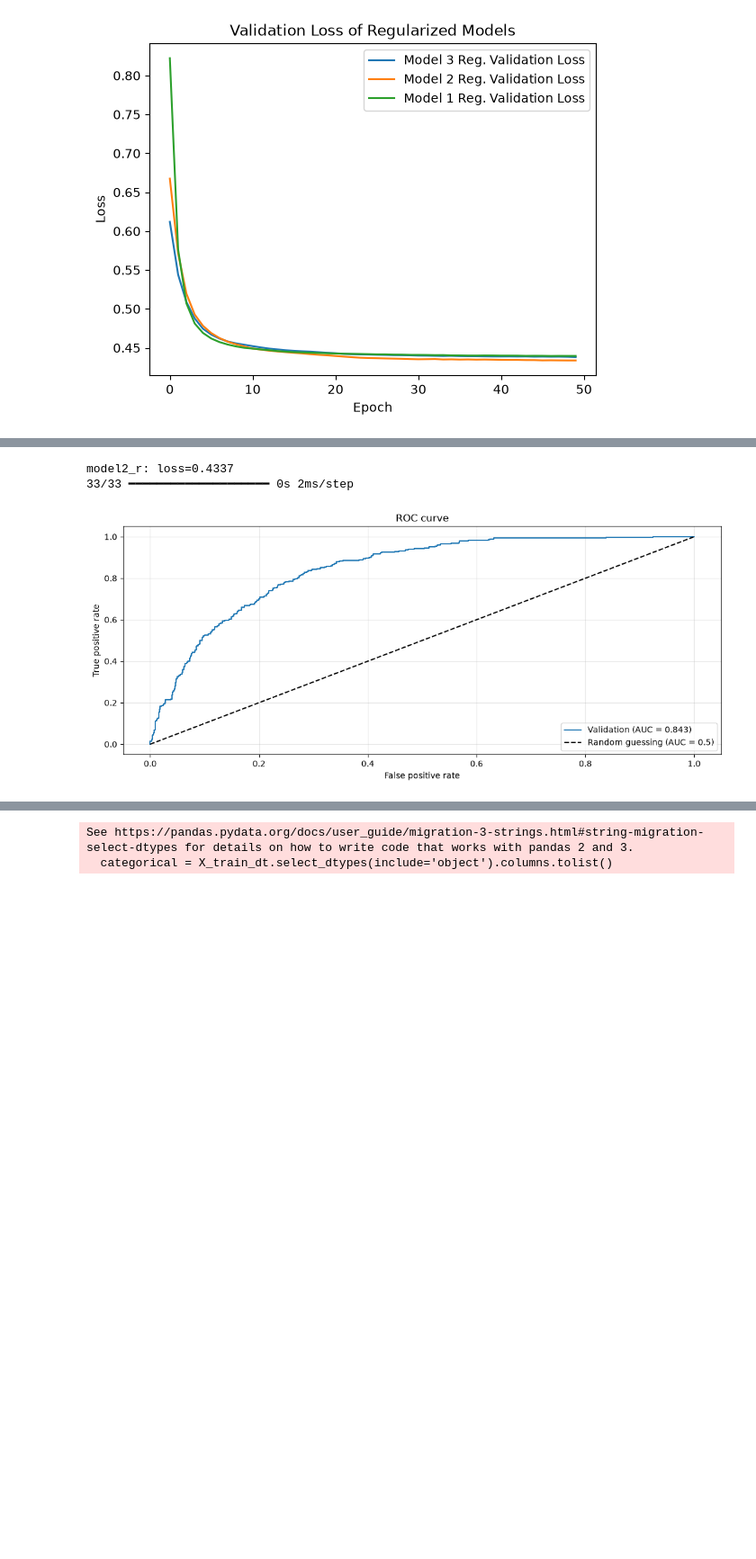
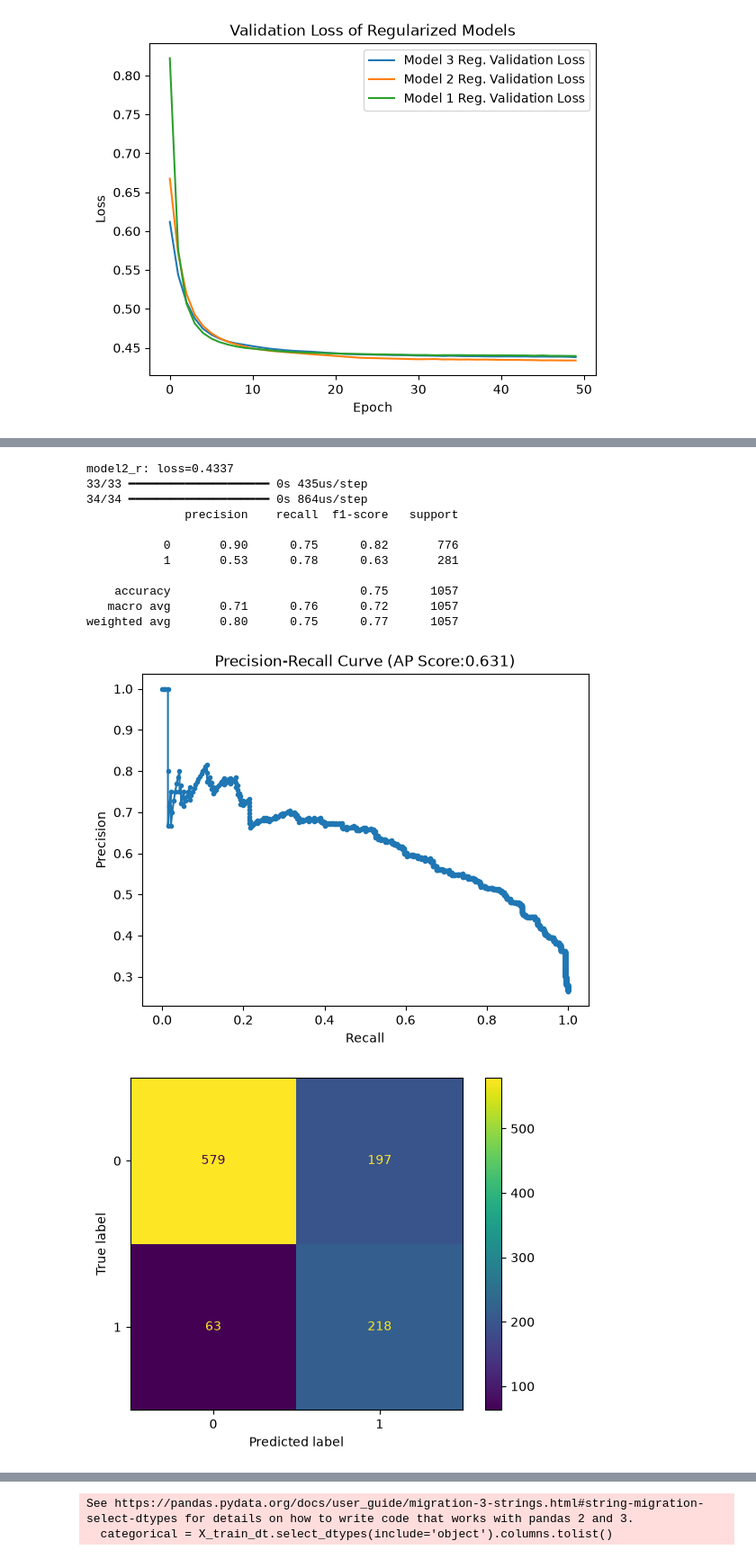
Before and after one commit to andrsma/Telco-Churn, a Jupyter notebook: notebooks/AI_Project_Beginner_Level.ipynb, the cells around one changed output, grey strips where cells are left out. Shown at 90% size. Drawn from its saved outputs; the diff is of its cells as text; code cells hidden in the pictures; blank space fills up the shorter version.

```diff
--- a/notebooks/AI_Project_Beginner_Level.ipynb
+++ b/notebooks/AI_Project_Beginner_Level.ipynb
@@ -526,15 +556,16 @@ model2_r = Sequential([
 ])
 
 model2_r.compile(optimizer='adam', loss=BinaryCrossentropy())
+callback2r = EarlyStopping(patience=10, restore_best_weights=True)
 
 #Train model
 history2_r = model2_r.fit(
     X_train_scaled, y_train,
     validation_data=(X_val_scaled, y_val),
-    epochs=50, verbose=0, callbacks=[callback]
+    epochs=50, verbose=0, callbacks=[callback2r]
 )
 
-best_loss_m2r = callback.best
+best_loss_m2r = callback2r.best
 
 plt.plot(history2_r.history['loss'], label='Training Loss')
 plt.plot(history2_r.history['val_loss'], label='Validation Loss')
@@ -598,31 +623,43 @@ Model 3 Reg. best validation loss: 0.43802422285079956
 # %%
-#Evaluate model2_r on validation data to find best threshold
-from sklearn.metrics import classification_report, average_precision_score, precision_recall_curve, roc_auc_score, roc_curve
+#Evaluate model2_r on validation data
 loss = model2_r.evaluate(X_val_scaled, y_val, verbose=0)
 print(f"model2_r: loss={loss:.4f}")
 
 #numpy array of predictions
-probabilities = model2_r.predict(X_val_scaled)
+proba = model2_r.predict(X_val_scaled)
 
-#Calculate F1 Score for each threshold
-prec, rec, thr = precision_recall_curve(y_val, probabilities)
-f1 = 2 * prec * rec / (prec + rec + 1e-12)
+#precision_recall_curve
+prec, rec, thr = precision_recall_curve(y_val, proba)
+f1 = 2 * prec[:-1] * rec[:-1] / (prec[:-1] + rec[:-1] + 1e-12)
+best_thr = thr[np.argmax(f1)]
 
-#Plot AUC
+test_proba = model2_r.predict(X_test_scaled)
+test_pred = (test_proba >= best_thr).astype(int)
 
-fig, ax = plt.subplots(1, 1, figsize=(13, 5))
-fpr, tpr, _ = roc_curve(y_val, probabilities)
-ax.plot(fpr, tpr, label=f"Validation (AUC = {roc_auc_score(y_val, probabilities):.3f})")
-ax.plot([0, 1], [0, 1], "k--", label="Random guessing (AUC = 0.5)")
-ax.set_xlabel("False positive rate")
-ax.set_ylabel("True positive rate")
-ax.set_title("ROC curve")
-ax.legend(loc="lower right")
-ax.grid(alpha=0.3)
+print(classification_report(y_test, test_pred))
+
+#Plot PR Curve
+plt.plot(rec, prec, marker='.')
+plt.xlabel('Recall')
+plt.ylabel('Precision')
+plt.title(f'Precision-Recall Curve (AP Score:{ap_score:.3f})')
 plt.show()
+
+ConfusionMatrixDisplay.from_predictions(y_test, test_pred)
+plt.show()
 # %% [output]
 model2_r: loss=0.4337
-33/33 ━━━━━━━━━━━━━━━━━━━━ 0s 2ms/step
+33/33 ━━━━━━━━━━━━━━━━━━━━ 0s 435us/step
+34/34 ━━━━━━━━━━━━━━━━━━━━ 0s 864us/step
+              precision    recall  f1-score   support
+
+           0       0.90      0.75      0.82       776
+           1       0.53      0.78      0.63       281
+
+    accuracy                           0.75      1057
+   macro avg       0.71      0.76      0.72      1057
+weighted avg       0.80      0.75      0.77      1057
-[figure, old version]
+[figure, new version]
+[figure, added]
 # %% [markdown]
 ## Decision Tree Model
```
Also changed, not shown: parts of 28 cells of this notebook.
